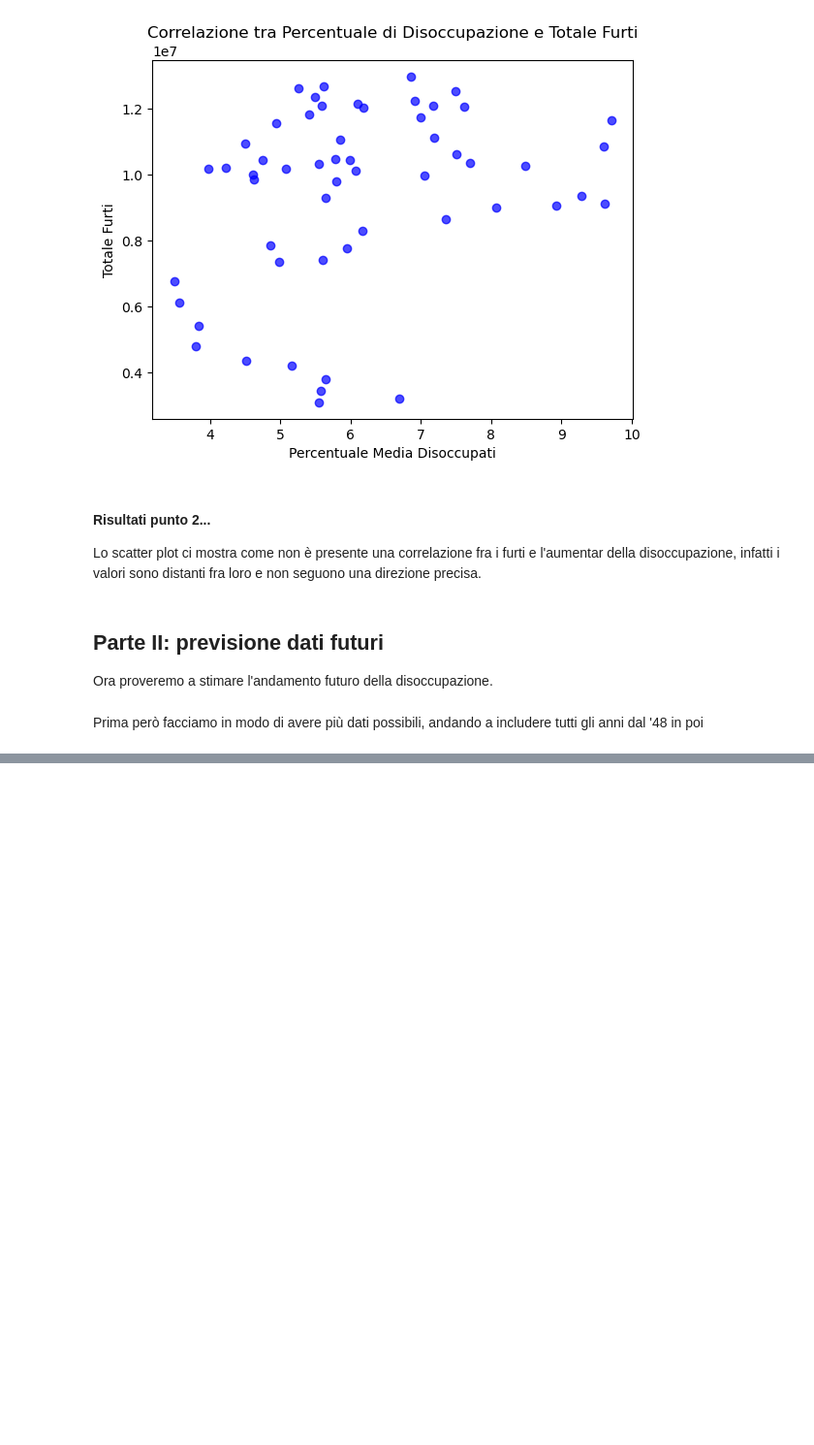
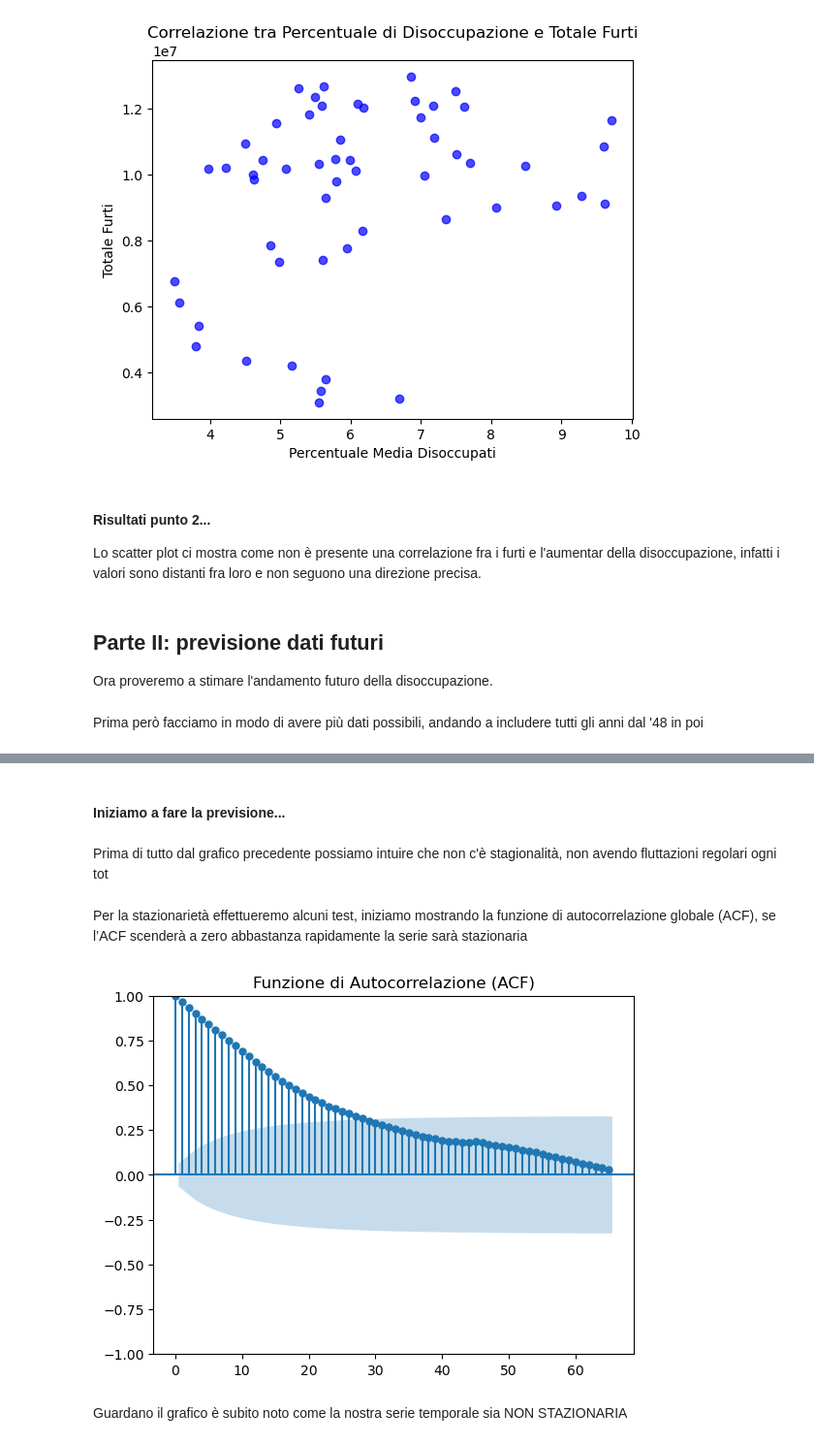
Before and after one commit to MatteoCalvanico/DataAnalytics-Project, a Jupyter notebook: Progetto.ipynb, the cells around one changed output, grey strips where cells are left out. Shown at 97% size. Drawn from its saved outputs; the diff is of its cells as text; code cells hidden in the pictures; blank space fills up the shorter version.

```diff
--- a/Progetto.ipynb
+++ b/Progetto.ipynb
@@ -303,0 +304,14 @@ plt.show()
+# %% [markdown]
+#### Iniziamo a fare la previsione...
+# %% [markdown]
+Prima di tutto dal grafico precedente possiamo intuire che non c'è stagionalità, non avendo fluttazioni regolari ogni tot
+# %% [markdown]
+Per la stazionarietà effettueremo alcuni test, iniziamo mostrando la funzione di autocorrelazione globale (ACF), se l’ACF scenderà a zero abbastanza rapidamente la serie sarà stazionaria
+# %%
+plot_acf(df_employment['overall_rate'], lags=65)
+plt.title('Funzione di Autocorrelazione (ACF)')
+plt.show()
+# %% [output]
+[figure, added]
+# %% [markdown]
+Guardano il grafico è subito noto come la nostra serie temporale sia NON STAZIONARIA
```
Also changed, not shown: parts of 4 cells of this notebook.
